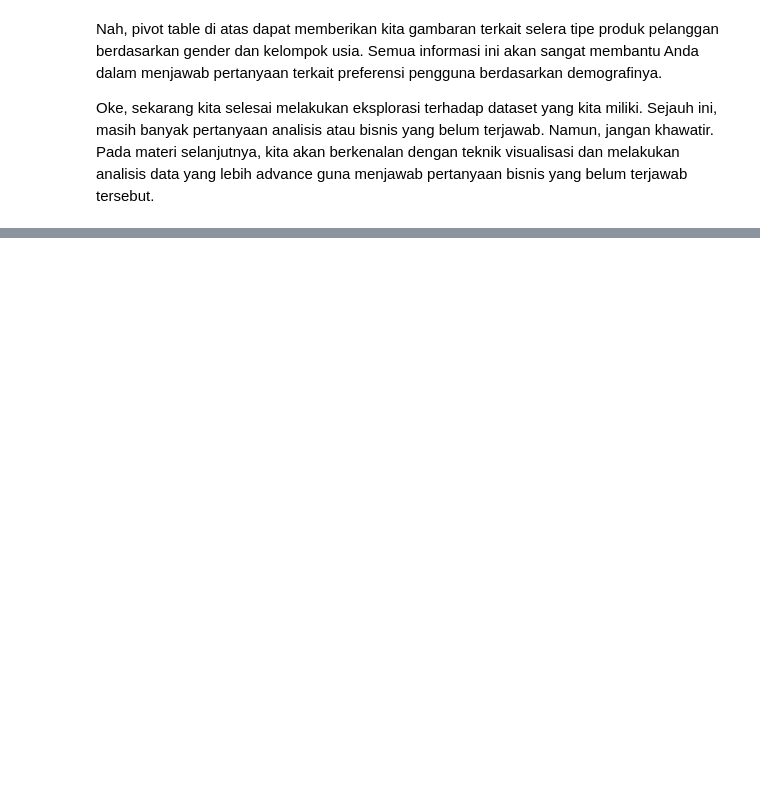
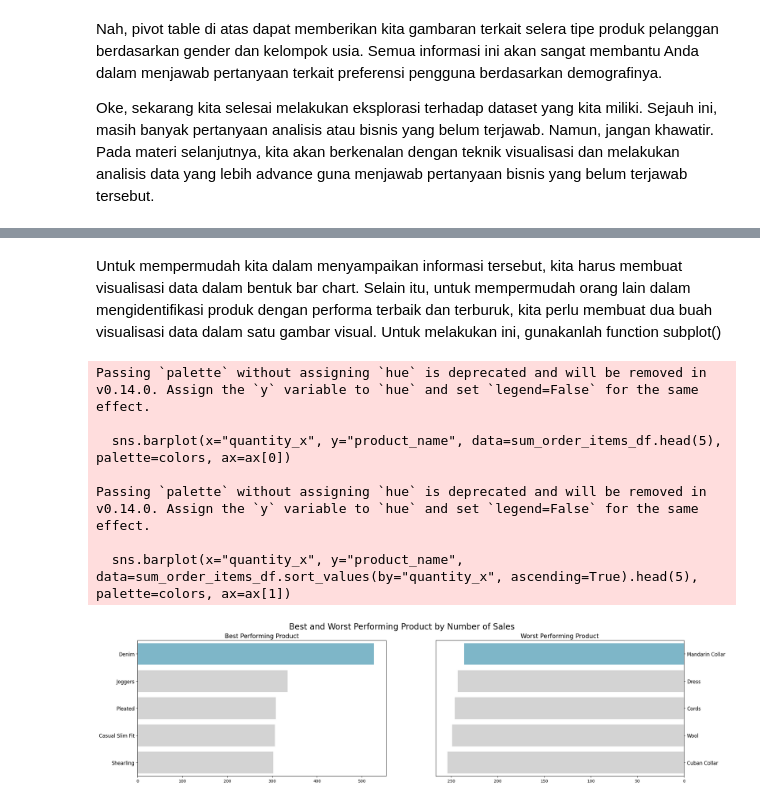
Before and after one commit to zhavei/proyek_analisis_data, a Jupyter notebook: exploratory_data_analysis.ipynb, the cells around one changed output, grey strips where cells are left out. Saved outputs shown, nothing was run; the diff lists cells and outputs as text; code cells hidden in the pictures; blank space fills up the shorter version.

```diff
--- a/exploratory_data_analysis.ipynb
+++ b/exploratory_data_analysis.ipynb
@@ -530,0 +773,3 @@ memory usage: 39.2+ KB
+# %%
+sum_order_items_df = all_df.groupby("product_name").quantity_x.sum().sort_values(ascending=False).reset_index()
+sum_order_items_df.head(15)
@@ -530,0 +793,33 @@ memory usage: 39.2+ KB
+# %% [markdown]
+Untuk mempermudah kita dalam menyampaikan informasi tersebut, kita harus membuat visualisasi data dalam bentuk bar chart. Selain itu, untuk mempermudah orang lain dalam mengidentifikasi produk dengan performa terbaik dan terburuk, kita perlu membuat dua buah visualisasi data dalam satu gambar visual. Untuk melakukan ini, gunakanlah function subplot()
+# %%
+fig, ax = plt.subplots(nrows=1, ncols=2, figsize=(24, 6))
+
+colors = ["#72BCD4", "#D3D3D3", "#D3D3D3", "#D3D3D3", "#D3D3D3"]
+
+sns.barplot(x="quantity_x", y="product_name", data=sum_order_items_df.head(5), palette=colors, ax=ax[0])
+ax[0].set_ylabel(None)
+ax[0].set_xlabel(None)
+ax[0].set_title("Best Performing Product", loc="center", fontsize=15)
+ax[0].tick_params(axis ='y', labelsize=12)
+
+sns.barplot(x="quantity_x", y="product_name", data=sum_order_items_df.sort_values(by="quantity_x", ascending=True).head(5), palette=colors, ax=ax[1])
+ax[1].set_ylabel(None)
+ax[1].set_xlabel(None)
+ax[1].invert_xaxis()
+ax[1].yaxis.set_label_position("right")
+ax[1].yaxis.tick_right()
+ax[1].set_title("Worst Performing Product", loc="center", fontsize=15)
+ax[1].tick_params(axis='y', labelsize=12)
+
+plt.suptitle("Best and Worst Performing Product by Number of Sales", fontsize=20)
+plt.show()
+# %% [output]
+Passing `palette` without assigning `hue` is deprecated and will be removed in v0.14.0. Assign the `y` variable to `hue` and set `legend=False` for the same effect.
+
+  sns.barplot(x="quantity_x", y="product_name", data=sum_order_items_df.head(5), palette=colors, ax=ax[0])
+
+Passing `palette` without assigning `hue` is deprecated and will be removed in v0.14.0. Assign the `y` variable to `hue` and set `legend=False` for the same effect.
+
+  sns.barplot(x="quantity_x", y="product_name", data=sum_order_items_df.sort_values(by="quantity_x", ascending=True).head(5), palette=colors, ax=ax[1])
+[figure, added]
```
Also changed, not shown: parts of 36 cells of this notebook, 1 other file.
